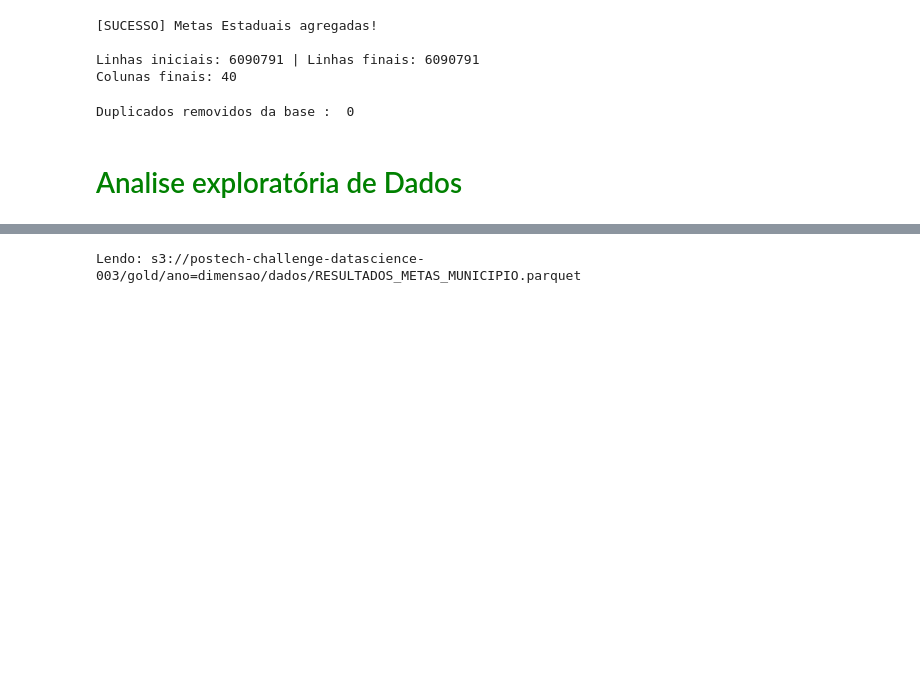
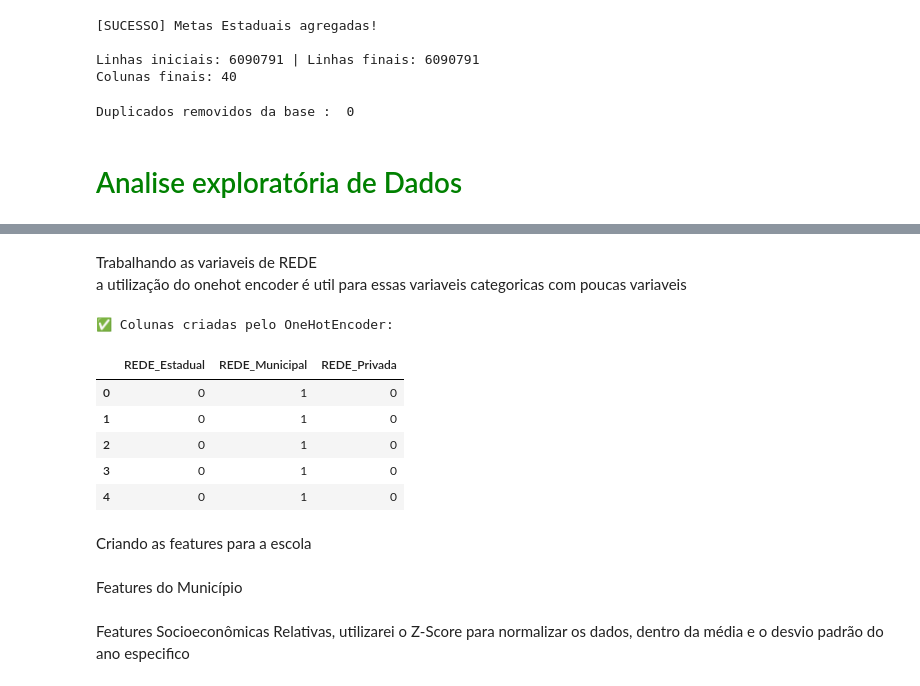
Before and after one commit to LucasRuizMartins/fiap_tech_challenge_03, a Jupyter notebook: notebooks/01 - pipeline.ipynb, the cells around one changed output, grey strips where cells are left out. Drawn from its saved outputs; the diff is of its cells as text; code cells hidden in the pictures; blank space fills up the shorter version.

```diff
--- a/notebooks/01 - pipeline.ipynb
+++ b/notebooks/01 - pipeline.ipynb
@@ -374,14 +310,61 @@ plt.show()
+# %% [markdown]
+Trabalhando as variaveis de REDE
+a utilização do onehot encoder é util para essas variaveis categoricas com poucas variaveis
+# %%
+#  Mapeamento dos códigos
+mapa_dependencia = {
+    1: "Federal",
+    2: "Estadual",
+    3: "Municipal",
+    4: "Privada"
+}
+
+df_modelo["REDE"] = df_modelo["TP_DEPENDENCIA"].map(mapa_dependencia)
+
+#Instancia o OneHotEncoder (sparse_output=False já entrega um array normal em vez de matriz esparsa)
+cat_encoder = OneHotEncoder(sparse_output=False, dtype=int)
+# fit_transform
+rede_1hot = cat_encoder.fit_transform(df_modelo[["REDE"]])
+
+# Transformar as categorias em um dataframe
+colunas_nomes = cat_encoder.get_feature_names_out(["REDE"])
+df_rede_1hot = pd.DataFrame(rede_1hot, columns=colunas_nomes, index=df_modelo.index)
+# agregar as novas tabelas ao dataframe
+df_modelo = pd.concat([df_modelo, df_rede_1hot], axis=1)
+
+
+print("✅ Colunas criadas pelo OneHotEncoder:")
+display(df_modelo[colunas_nomes].head())
+# %% [output]
+✅ Colunas criadas pelo OneHotEncoder:
+|  | REDE_Estadual | REDE_Municipal | REDE_Privada |
+| 0 | 0 | 1 | 0 |
+| 1 | 0 | 1 | 0 |
+| 2 | 0 | 1 | 0 |
+| 3 | 0 | 1 | 0 |
+| 4 | 0 | 1 | 0 |
+# %% [markdown]
+Criando as features para a escola
 # %%
-tabelas = ['RESULTADOS_METAS_MUNICIPIO','RESULTADOS_METAS_MUNICIPIO','RESULTADOS_METAS','TS_ALUNO','TS_ESTADO','TS_ITEM','TS_MUNICIPIO' ]
-pastas = ['dimensao','historico','fato']
+# Indicadores Individuais e de Test-Taking
+df_modelo["IN_AUSENTE"] = (df_modelo["IN_PRESENCA_LP"] == 0).astype("int8")
+
+# Features da Escola (Porte, Absenteísmo, Engajamento)
+if "ID_ESCOLA" in df_modelo.columns:
+    df_modelo["porte_escola_alunos"] = (
+        df_modelo.groupby("ID_ESCOLA")["IN_PRESENCA_LP"].transform("count")
+    )
+    df_modelo["taxa_absenteismo_escola"] = (
+        df_modelo.groupby("ID_ESCOLA")["IN_AUSENTE"].transform("mean")
+    )
+    df_modelo["taxa_preenchimento_escola"] = (
+        df_modelo.groupby("ID_ESCOLA")["IN_PREENCHIMENTO_LP"].transform("mean")
+    )
 
 
-df = carregar_parquet_s3(
-    s3_client=s3,
-    bucket=BUCKET,
-    ano= pastas[0],
-    nome_tabela=tabelas[0],
-    camada="gold"
-)
+
+
+#Normalizando a frequencia escolar da escola
+df_modelo["freq_escolar_norm"] = df_modelo["UF_TAXA_FREQ_LIQUIDA_FUND_PCT"] / 100.0
-# %% [output]
-Lendo: s3://postech-challenge-datascience-003/gold/ano=dimensao/dados/RESULTADOS_METAS_MUNICIPIO.parquet
+# %% [markdown]
+ Features do Município
@@ -387,0 +379,2 @@ Lendo: s3://postech-challenge-datascience-003/gold/ano=dimensao/dados/RESULTADOS
+# %% [markdown]
+Features Socioeconômicas Relativas, utilizarei o Z-Score para normalizar os dados, dentro da média e o desvio padrão do ano especifico
```
Also changed, not shown: parts of 31 cells of this notebook, 4 other files.
